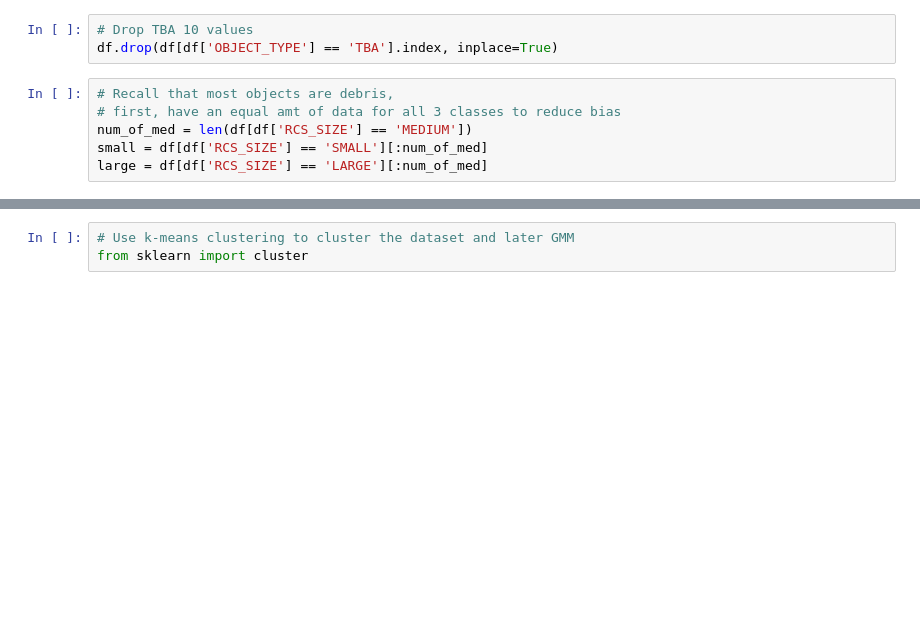
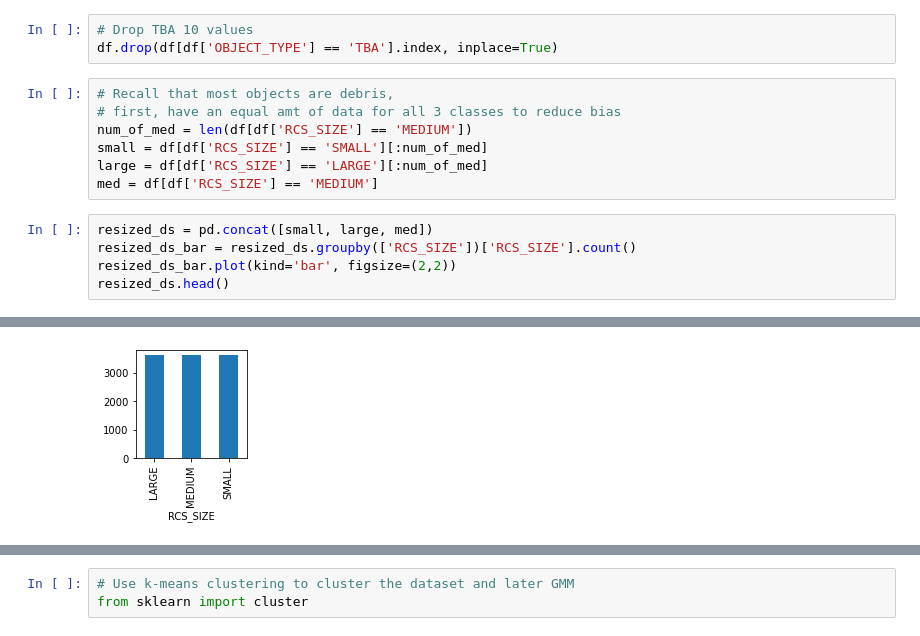
Before and after one commit to dkolosa/SpaceDebrisClassifier, a Jupyter notebook: SPclassifier.ipynb, the cells around one changed output, grey strips where cells are left out. Drawn from its saved outputs; the diff is of its cells as text; blank space fills up the shorter version.

```diff
--- a/SPclassifier.ipynb
+++ b/SPclassifier.ipynb
@@ -354,3 +343,10 @@ df.drop(df[df['OBJECT_TYPE'] == 'TBA'].index, inplace=True)
 num_of_med = len(df[df['RCS_SIZE'] == 'MEDIUM'])
 small = df[df['RCS_SIZE'] == 'SMALL'][:num_of_med]
 large = df[df['RCS_SIZE'] == 'LARGE'][:num_of_med]
+med = df[df['RCS_SIZE'] == 'MEDIUM']
+# %%
+resized_ds = pd.concat([small, large, med])
+resized_ds_bar = resized_ds.groupby(['RCS_SIZE'])['RCS_SIZE'].count()
+resized_ds_bar.plot(kind='bar', figsize=(2,2))
+resized_ds.head()
+# %% [output]
@@ -356,0 +359 @@ large = df[df['RCS_SIZE'] == 'LARGE'][:num_of_med]
+[figure, added]
```
Also changed, not shown: parts of 34 cells of this notebook.
